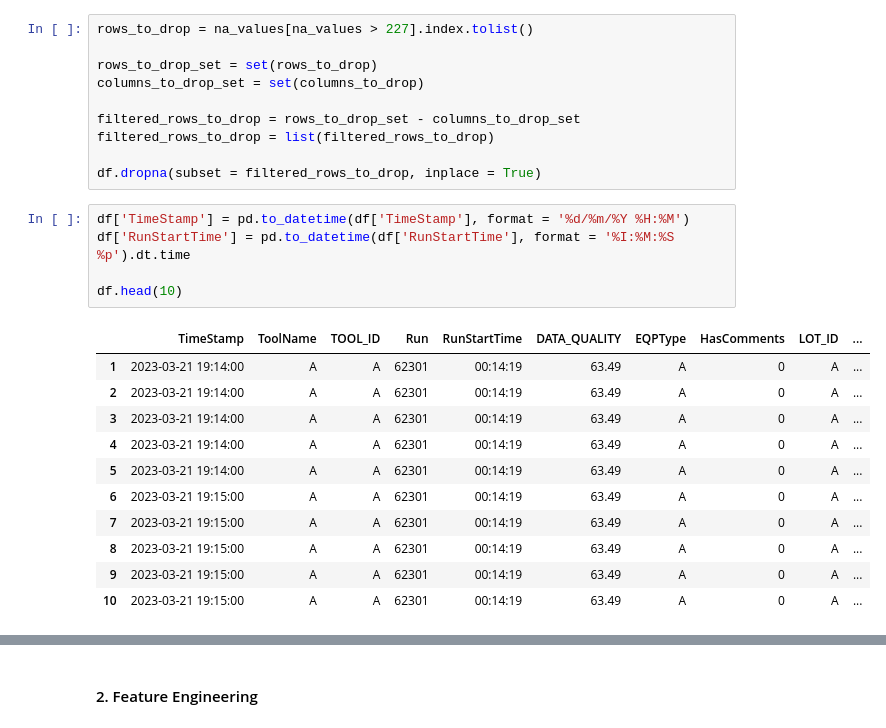
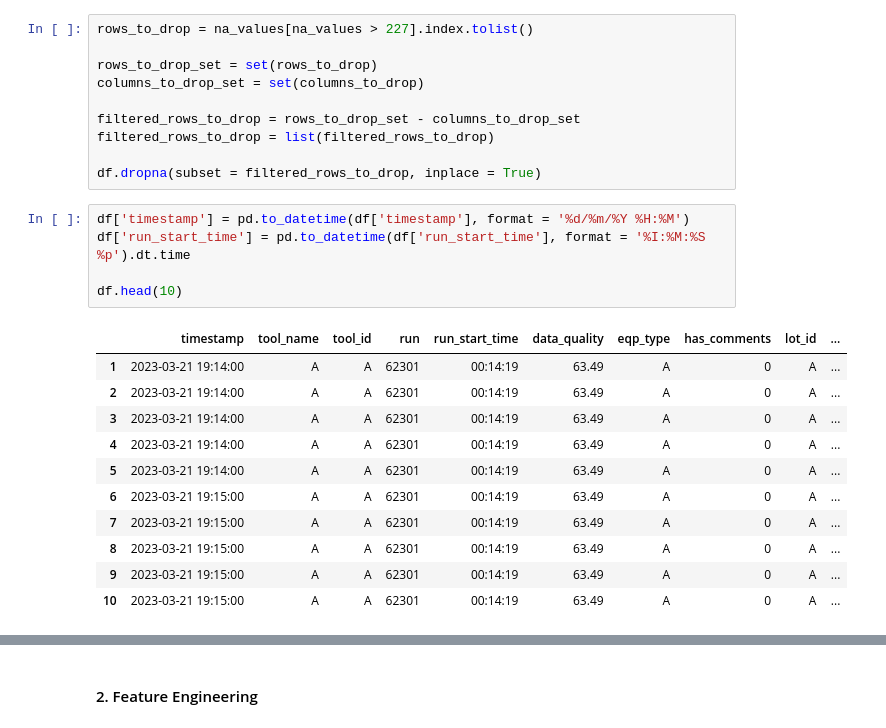
Before and after one commit to christopher192/machine-learning-project, a Jupyter notebook: tool-sensor-anomaly-detection/tool-sensor-anomaly-detection.ipynb, the cells around one changed output, grey strips where cells are left out. Drawn from its saved outputs; the diff is of its cells as text.

```diff
--- a/tool-sensor-anomaly-detection/tool-sensor-anomaly-detection.ipynb
+++ b/tool-sensor-anomaly-detection/tool-sensor-anomaly-detection.ipynb
@@ -119,12 +166,12 @@ filtered_rows_to_drop = list(filtered_rows_to_drop)
 
 df.dropna(subset = filtered_rows_to_drop, inplace = True)
 # %%
-df['TimeStamp'] = pd.to_datetime(df['TimeStamp'], format = '%d/%m/%Y %H:%M')
-df['RunStartTime'] = pd.to_datetime(df['RunStartTime'], format = '%I:%M:%S %p').dt.time
+df['timestamp'] = pd.to_datetime(df['timestamp'], format = '%d/%m/%Y %H:%M')
+df['run_start_time'] = pd.to_datetime(df['run_start_time'], format = '%I:%M:%S %p').dt.time
 
 df.head(10)
 # %% [output]
-|  | TimeStamp | ToolName | TOOL_ID | Run | RunStartTime | DATA_QUALITY | EQPType | HasComments | LOT_ID | ... |
+|  | timestamp | tool_name | tool_id | run | run_start_time | data_quality | eqp_type | has_comments | lot_id | ... |
 | 1 | 2023-03-21 19:14:00 | A | A | 62301 | 00:14:19 | 63.49 | A | 0 | A | ... |
 | 2 | 2023-03-21 19:14:00 | A | A | 62301 | 00:14:19 | 63.49 | A | 0 | A | ... |
 | 3 | 2023-03-21 19:14:00 | A | A | 62301 | 00:14:19 | 63.49 | A | 0 | A | ... |
```
Also changed, not shown: parts of 10 cells of this notebook.
